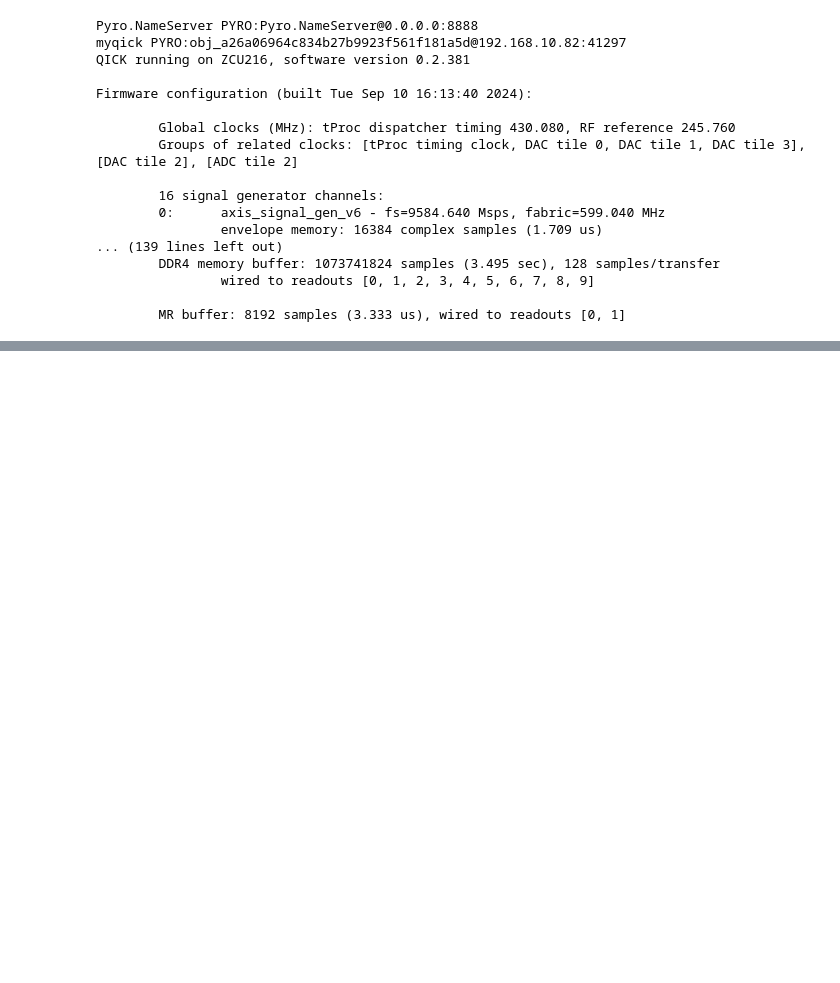
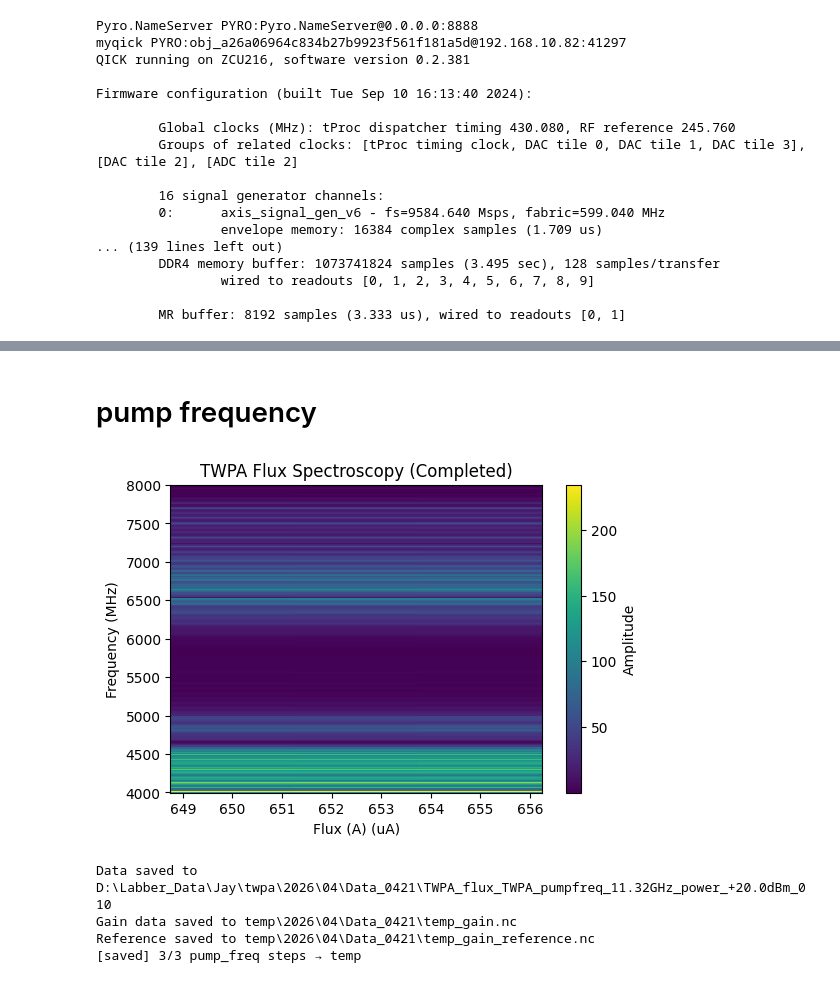
Before and after one commit to JayChien04717/SQC_soc, a Jupyter notebook: twpa.ipynb, the cells around one changed output, grey strips where cells are left out. Saved outputs shown, nothing was run; the diff lists cells and outputs as text; code cells hidden in the pictures; blank space fills up the shorter version.

```diff
--- a/twpa.ipynb
+++ b/twpa.ipynb
@@ -134,0 +162,4 @@ Experiment interrupted at 2 averages. Fit is based on partial data.
+# %%
+pump.frequency = 11.32e9
+pump.output(True)
+pump.power=20
@@ -134,0 +168,56 @@ Experiment interrupted at 2 averages. Fit is based on partial data.
+# %% [markdown]
+# pump frequency
+# %%
+from qick_workspace.scrip.s002e_TWPA_gain import TWPAGain
+from qick_workspace.tools.mg3692 import AnritsuMG3692
+from qick_workspace.scrip.s002d_TWPA_flux import TWPAFlux
+
+
+
+START_FREQ = 4000  # [MHz]
+STOP_FREQ = 8000  # [MHz]
+STEPS = 501
+
+
+Start_flux = 0.65
+Stop_flux = 0.655
+Steps_flux = 3
+yoko_range = np.linspace(Start_flux, Stop_flux, Steps_flux) * 1e-3
+
+run_cfg = config_all.get_qubit(qubit)
+run_cfg.update(
+    [
+        ("steps", STEPS),
+        ("res_gain_ge", 0.4),
+        ("res_freq_ge", QickSweep1D("freqloop", START_FREQ, STOP_FREQ)),
+        ("relax_delay", 1),
+        ("yoko_range", yoko_range),
+    ]
+)
+# Step 1：量 unpumped reference（pump OFF）
+ref = TWPAFlux(run_cfg)
+
+ref.YOKO_CURRENT_RAMP_STEP = 10e-6
+ref.YOKO_RAMP_INTERVAL = 0.01
+pump.output(False)
+print('Pump status: ', pump.output())
+ref.run(1, yoko_inst=yoko_connect, yoko_value=yoko_range, yoko_mode="current")
+ref.saveLabber(qubit, config_all=config_all, name="unpumped_ref")
+
+
+PUMP_FREQS = np.linspace(11.31e9, 11.32e9, 3)
+pump.output(True)
+gain = TWPAGain(run_cfg, pump, pump_freqs=PUMP_FREQS, pump_power=20)
+gain.YOKO_CURRENT_RAMP_STEP = 10e-6
+gain.YOKO_RAMP_INTERVAL = 0.01
+
+gain.run(1, yoko_inst=yoko_connect, yoko_value=yoko_range,
+         temp_folder="temp",
+         save_raw=True,
+         reference=ref)
+# %% [output]
+[figure, added]
+Data saved to D:\Labber_Data\Jay\twpa\2026\04\Data_0421\TWPA_flux_TWPA_pumpfreq_11.32GHz_power_+20.0dBm_010
+Gain data saved to temp\2026\04\Data_0421\temp_gain.nc
+Reference saved to temp\2026\04\Data_0421\temp_gain_reference.nc
+[saved] 3/3 pump_freq steps → temp
```
Also changed, not shown: parts of 17 cells of this notebook, 30 other files.
